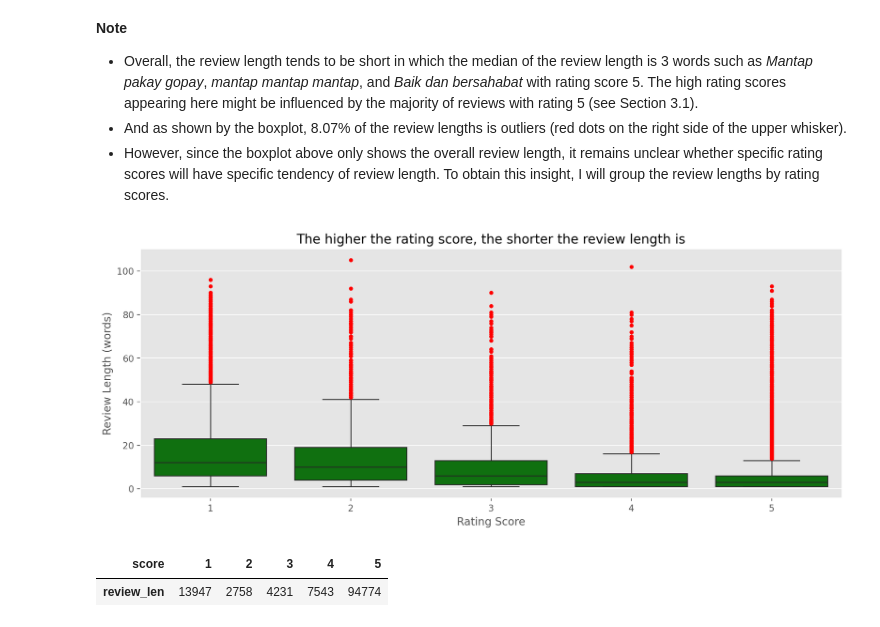
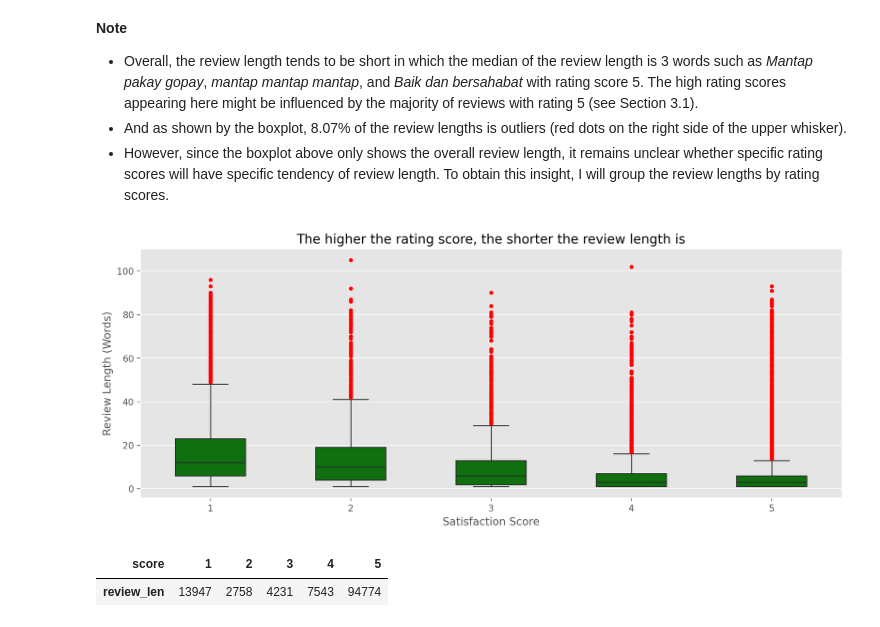
Before and after one commit to LingAdeu/key-themes-in-user-reviews, a Jupyter notebook: notebook/01_Data-Analysis.ipynb, the cells around one changed output. Cells and saved outputs as stored; diff of their text form; code cells hidden in the pictures.

```diff
--- a/notebook/01_Data-Analysis.ipynb
+++ b/notebook/01_Data-Analysis.ipynb
@@ -537,16 +537,16 @@ df4[df4['review_len'] == 3].head()
 # %%
 plt.figure(figsize=(14, 5), dpi=200)
 
-sns.boxplot(x='score', y='review_len', data=df4, color='green', legend=False,
+sns.boxplot(x='score', y='review_len', data=df4, color='green', width=0.5, legend=False,
             flierprops=dict(marker='.', markerfacecolor='red',
                             markeredgecolor='red', alpha=1, markersize=7))
 
 plt.title('The higher the rating score, the shorter the review length is')
-plt.xlabel('Rating Score')
-plt.ylabel('Review Length (words)')
+plt.xlabel('Satisfaction Score')
+plt.ylabel('Review Length (Words)')
 plt.show()
 # %% [output]
-[figure, old version]
+[figure, new version]
 # %%
 # get num of reviews len per score
 df4.groupby('score').agg({'review_len':'count'}).transpose()
```
Also changed, not shown: parts of 4 cells of this notebook, 1 other file.
